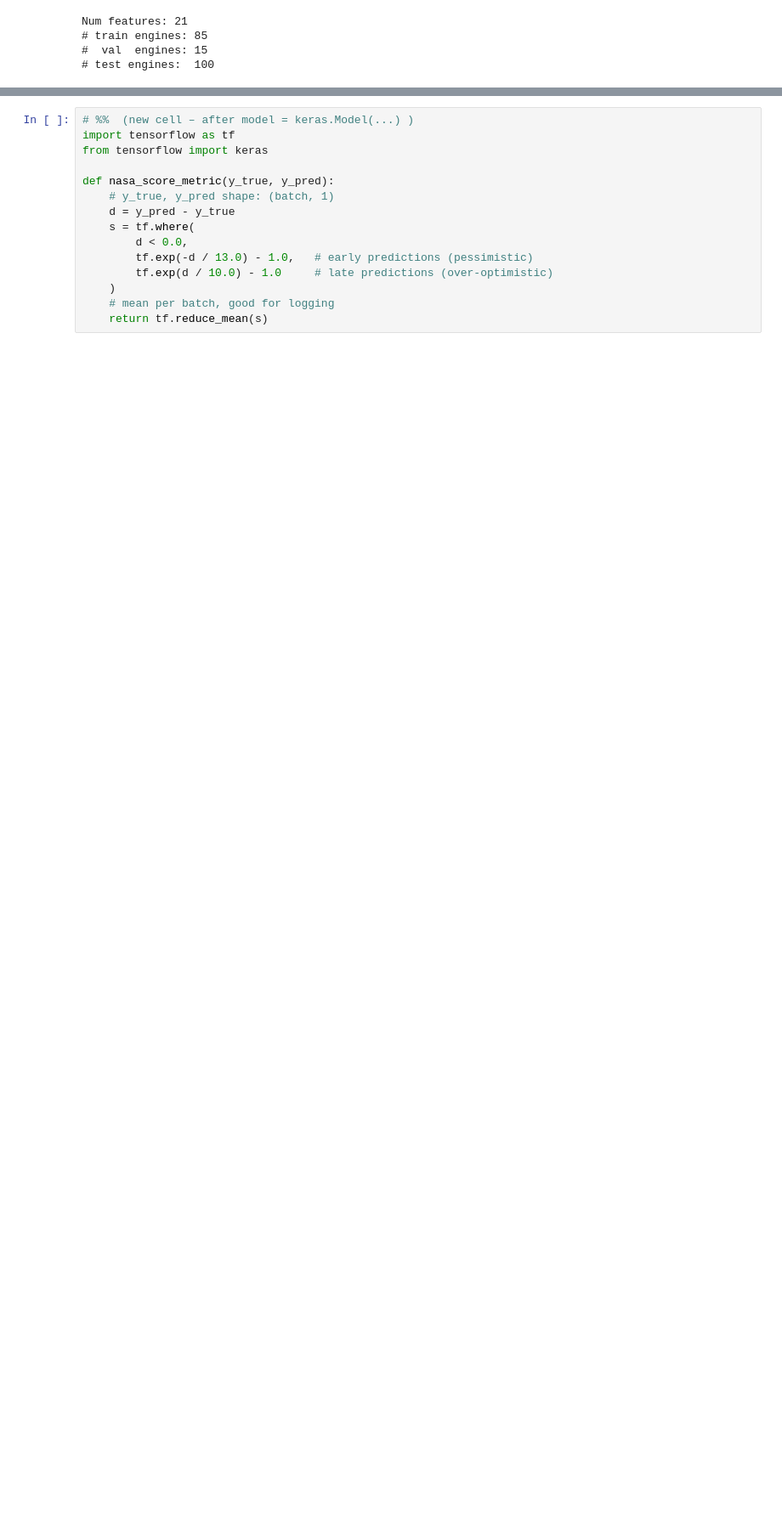
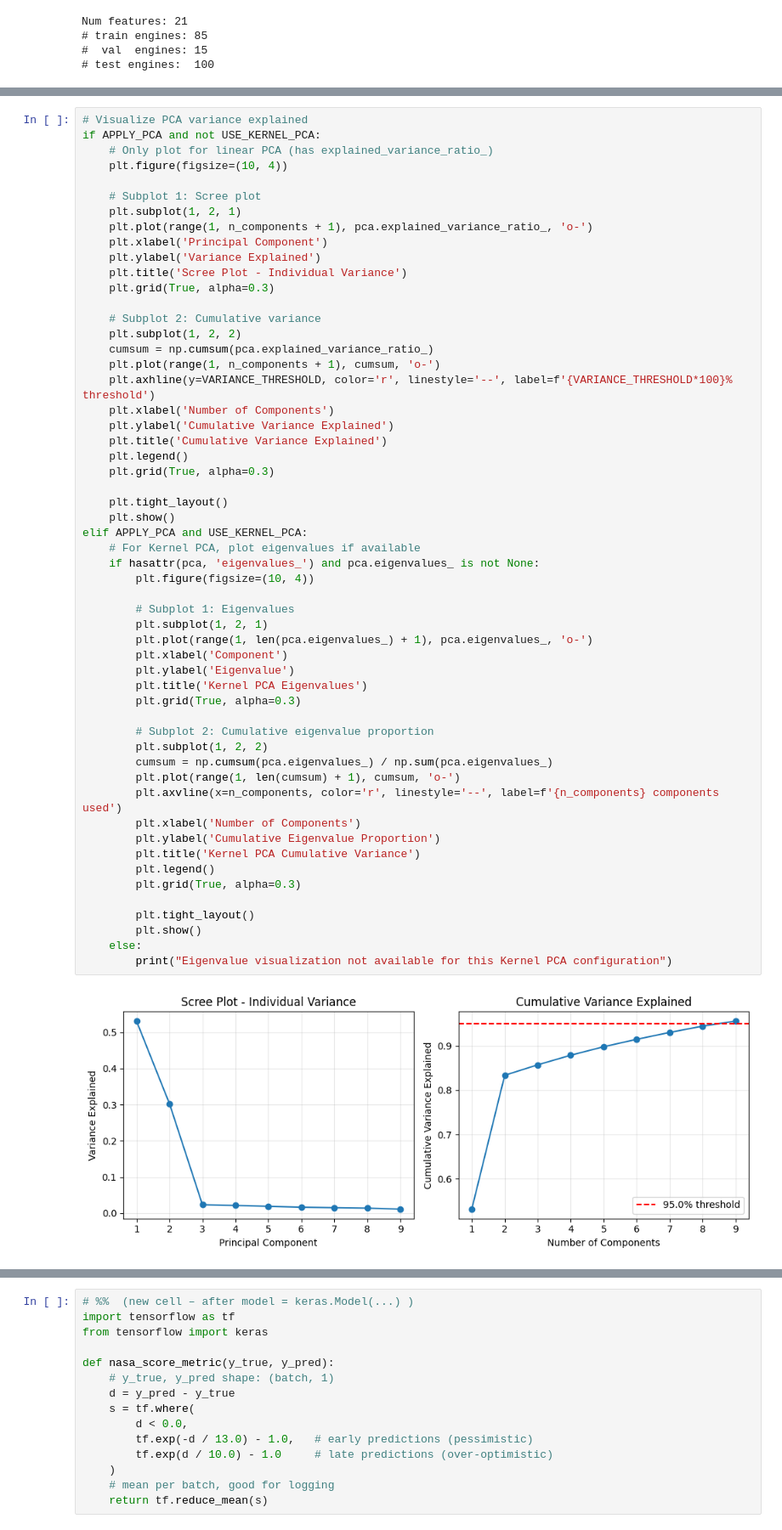
Before and after one commit to MYronlei/MECE-694-project, a Jupyter notebook: step2_training_keras.ipynb, the cells around one changed output, grey strips where cells are left out. Shown: that part at 85% size. Cells and saved outputs as stored; diff of their text form; blank space fills up the shorter version.

```diff
--- a/step2_training_keras.ipynb
+++ b/step2_training_keras.ipynb
@@ -84,3 +171,60 @@ Num features: 21
+# %%
+# Visualize PCA variance explained
+if APPLY_PCA and not USE_KERNEL_PCA:
+    # Only plot for linear PCA (has explained_variance_ratio_)
+    plt.figure(figsize=(10, 4))
+
+    # Subplot 1: Scree plot
+    plt.subplot(1, 2, 1)
+    plt.plot(range(1, n_components + 1), pca.explained_variance_ratio_, 'o-')
+    plt.xlabel('Principal Component')
+    plt.ylabel('Variance Explained')
+    plt.title('Scree Plot - Individual Variance')
+    plt.grid(True, alpha=0.3)
+
+    # Subplot 2: Cumulative variance
+    plt.subplot(1, 2, 2)
+    cumsum = np.cumsum(pca.explained_variance_ratio_)
+    plt.plot(range(1, n_components + 1), cumsum, 'o-')
+    plt.axhline(y=VARIANCE_THRESHOLD, color='r', linestyle='--', label=f'{VARIANCE_THRESHOLD*100}% threshold')
+    plt.xlabel('Number of Components')
+    plt.ylabel('Cumulative Variance Explained')
+    plt.title('Cumulative Variance Explained')
+    plt.legend()
+    plt.grid(True, alpha=0.3)
+
+    plt.tight_layout()
+    plt.show()
+elif APPLY_PCA and USE_KERNEL_PCA:
+    # For Kernel PCA, plot eigenvalues if available
+    if hasattr(pca, 'eigenvalues_') and pca.eigenvalues_ is not None:
+        plt.figure(figsize=(10, 4))
+
+        # Subplot 1: Eigenvalues
+        plt.subplot(1, 2, 1)
+        plt.plot(range(1, len(pca.eigenvalues_) + 1), pca.eigenvalues_, 'o-')
+        plt.xlabel('Component')
+        plt.ylabel('Eigenvalue')
+        plt.title('Kernel PCA Eigenvalues')
+        plt.grid(True, alpha=0.3)
+
+        # Subplot 2: Cumulative eigenvalue proportion
+        plt.subplot(1, 2, 2)
+        cumsum = np.cumsum(pca.eigenvalues_) / np.sum(pca.eigenvalues_)
+        plt.plot(range(1, len(cumsum) + 1), cumsum, 'o-')
+        plt.axvline(x=n_components, color='r', linestyle='--', label=f'{n_components} components used')
+        plt.xlabel('Number of Components')
+        plt.ylabel('Cumulative Eigenvalue Proportion')
+        plt.title('Kernel PCA Cumulative Variance')
+        plt.legend()
+        plt.grid(True, alpha=0.3)
+
+        plt.tight_layout()
+        plt.show()
+    else:
+        print("Eigenvalue visualization not available for this Kernel PCA configuration")
+# %% [output]
+[figure, added]
 # %%
 def make_windows(df, feature_cols, window_size, return_meta=False):
     X_list, y_list = [], []
```
Also changed, not shown: parts of 12 cells of this notebook, 17 other files.
